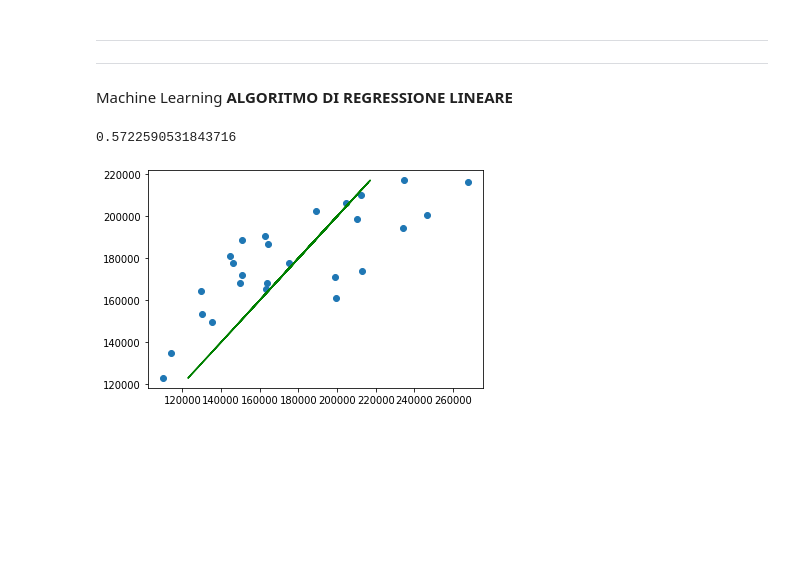
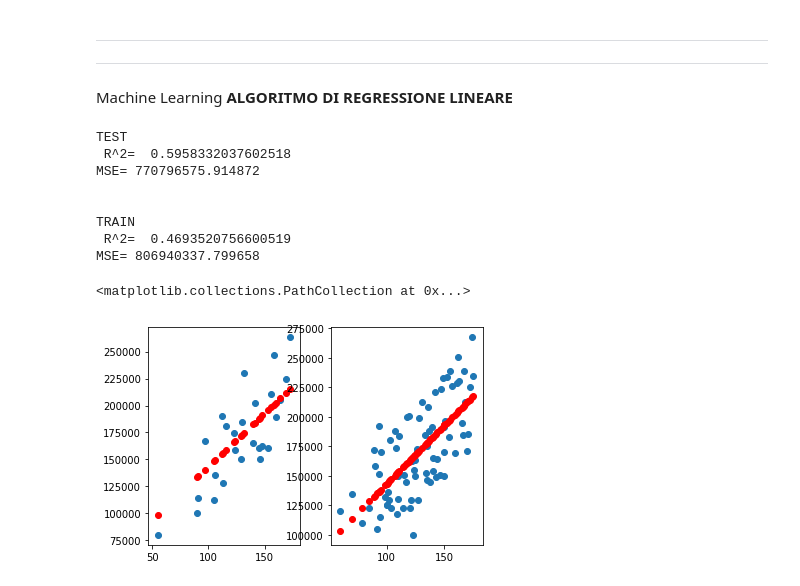
Before and after one commit to MatteoGandetto/Corso_ML_con_Python, a Jupyter notebook: Regressione_Lineare.ipynb, the cells around one changed output. Cells and saved outputs as stored; diff of their text form; code cells hidden in the pictures; blank space fills up the shorter version.

```diff
--- a/Regressione_Lineare.ipynb
+++ b/Regressione_Lineare.ipynb
@@ -91,29 +91,47 @@ Machine Learning
 # %%
 from sklearn.linear_model import LinearRegression
 from sklearn.model_selection import train_test_split
+from sklearn.metrics import mean_squared_error
 
 #split dataset in training part and test part
 # if train_size and test_size are not defined,the train_size=0.75 and test_size=0.25
-X_train, X_test, y_train, y_test = train_test_split(np_IN_X,np_IN_Y)
+X_train, X_test, y_train, y_test = train_test_split(np_IN_X,np_IN_Y,test_size=0.25)
 
 #reshape features to be used with LinearRegression's methods
 X_train_r=np.reshape(X_train,(-1, 1))
 X_test_r=np.reshape(X_test,(-1, 1))
 
 #train the linear regressor
 reg = LinearRegression().fit(X_train_r, y_train)
 
 #y_pred is a linear prediction of X_test
-y_pred=reg.predict(X_test_r)
+y_pred_test=reg.predict(X_test_r)
+y_pred_train=reg.predict(X_train_r)
 
-#evaluate the model by using R=1-RSE
-score=reg.score(X_test_r,y_test)
-print (score)
+#evaluate the model by using R=1-RSE and MSE
+R2=reg.score(X_test_r,y_test)
+MSE = mean_squared_error( y_test,y_pred_test)
+R2_train=reg.score(X_train_r,y_train)
+MSE_train = mean_squared_error(y_train,y_pred_train)
+print ('TEST\n R^2= ',R2,'\nMSE= %f \n\n' % MSE)
+print ('TRAIN\n R^2= ',R2_train,'\nMSE= %f \n\n' % MSE_train)
+
 
 #show the solution
-plt.scatter(y_test,y_pred)
-plt.plot(y_pred,y_pred,color='green')
-plt.show()
+fig, axs = plt.subplots(1,2)
+axs[0].scatter(X_test,y_test)
+axs[0].scatter(X_test,y_pred_test,c='red')
+
+axs[1].scatter(X_train,y_train)
+axs[1].scatter(X_train,y_pred_train,c='red')
 # %% [output]
-0.5722590531843716
+TEST
+ R^2=  0.5958332037602518
+MSE= 770796575.914872
+
+
+TRAIN
+ R^2=  0.4693520756600519
+MSE= 806940337.799658
+<matplotlib.collections.PathCollection at 0x...>
-[figure, old version]
+[figure, new version]
```
